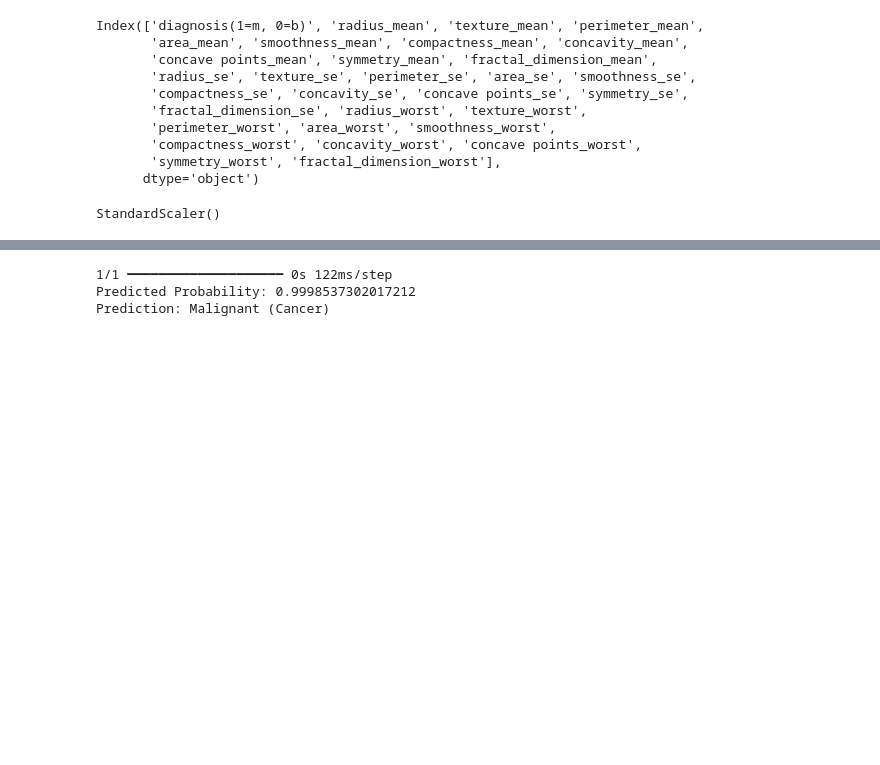
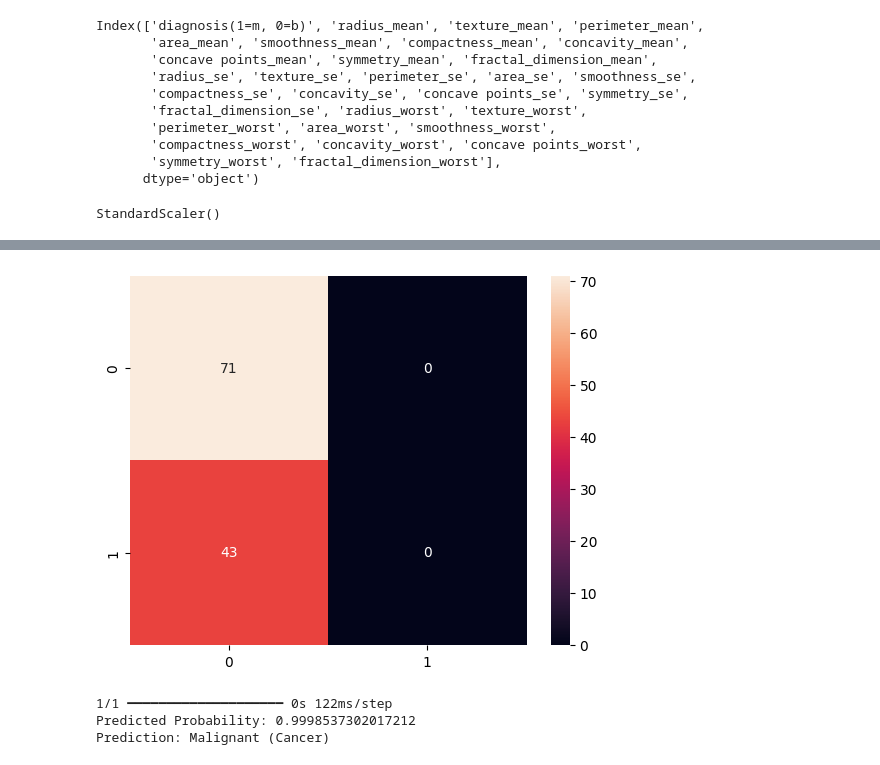
Before and after one commit to awoladhossain/logisticReg, a Jupyter notebook: ai.ipynb, the cells around one changed output, grey strips where cells are left out. Drawn from its saved outputs; the diff is of its cells as text; code cells hidden in the pictures; blank space fills up the shorter version.

```diff
--- a/ai.ipynb
+++ b/ai.ipynb
@@ -79,0 +83,7 @@ Test Accuracy: 0.9385964870452881
+# %%
+import numpy as np
+
+cf = confusion_matrix(y_test, np.argmax(model.predict(x_test), axis=-1))
+sns.heatmap(cf, annot=True)
+plt.show()
+# %% [output]
@@ -80,3 +91,4 @@ Test Accuracy: 0.9385964870452881
+[figure, added]
 # %%
 new_data = [[17.99,	10.38,	122.8,	1001,	0.1184,	0.2776,	0.3001,	0.1471	,0.2419	,0.07871	,1.095,	0.9053	,8.589,	153.4	,0.006399,	0.04904,	0.05373,	0.01587	,0.03003,	0.006193,	25.38	,17.33,	184.6	,2019,	0.1622,	0.6656,	0.7119,	0.2654,	0.4601,	0.1189]]
 
```
Also changed, not shown: parts of 5 cells of this notebook, 2 other files.
